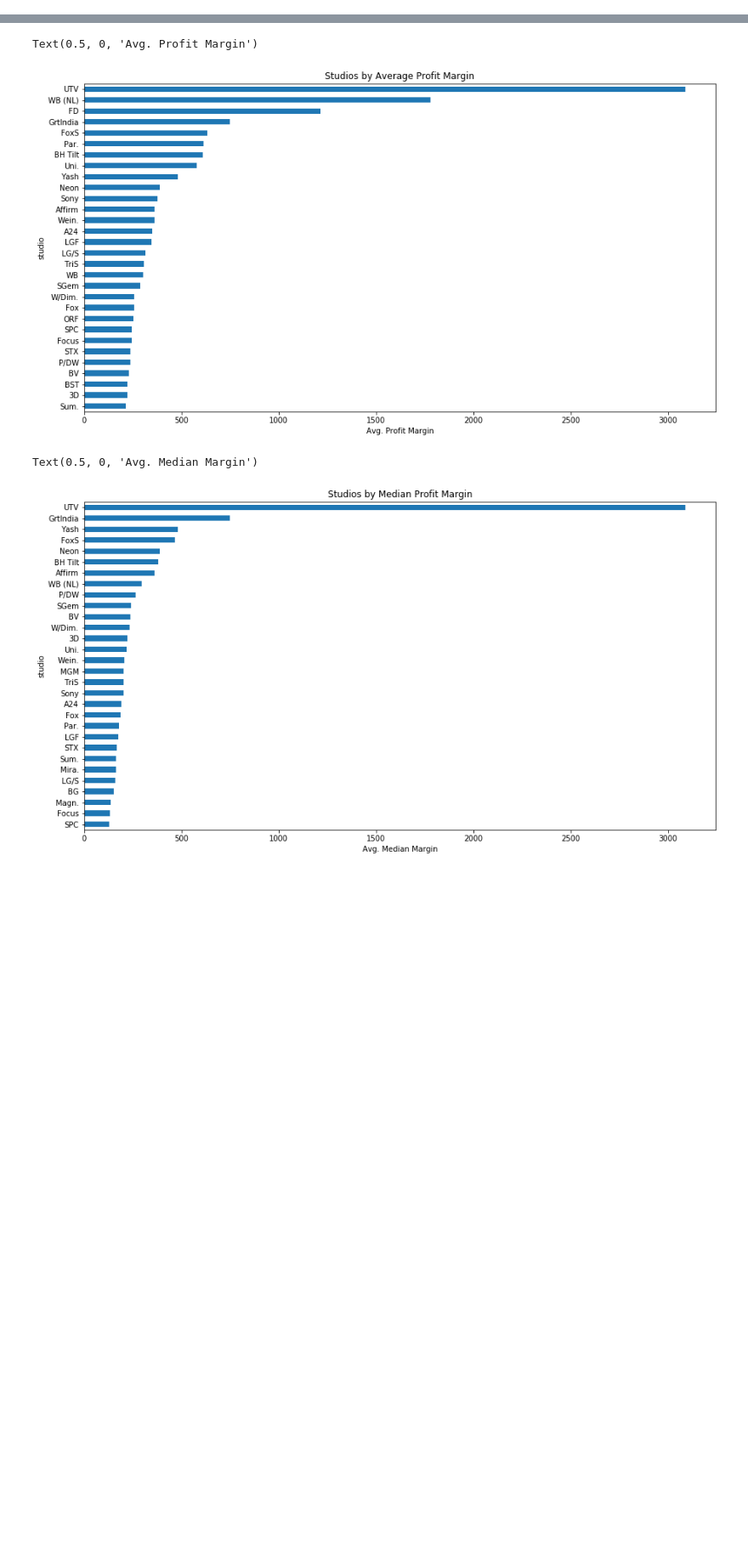
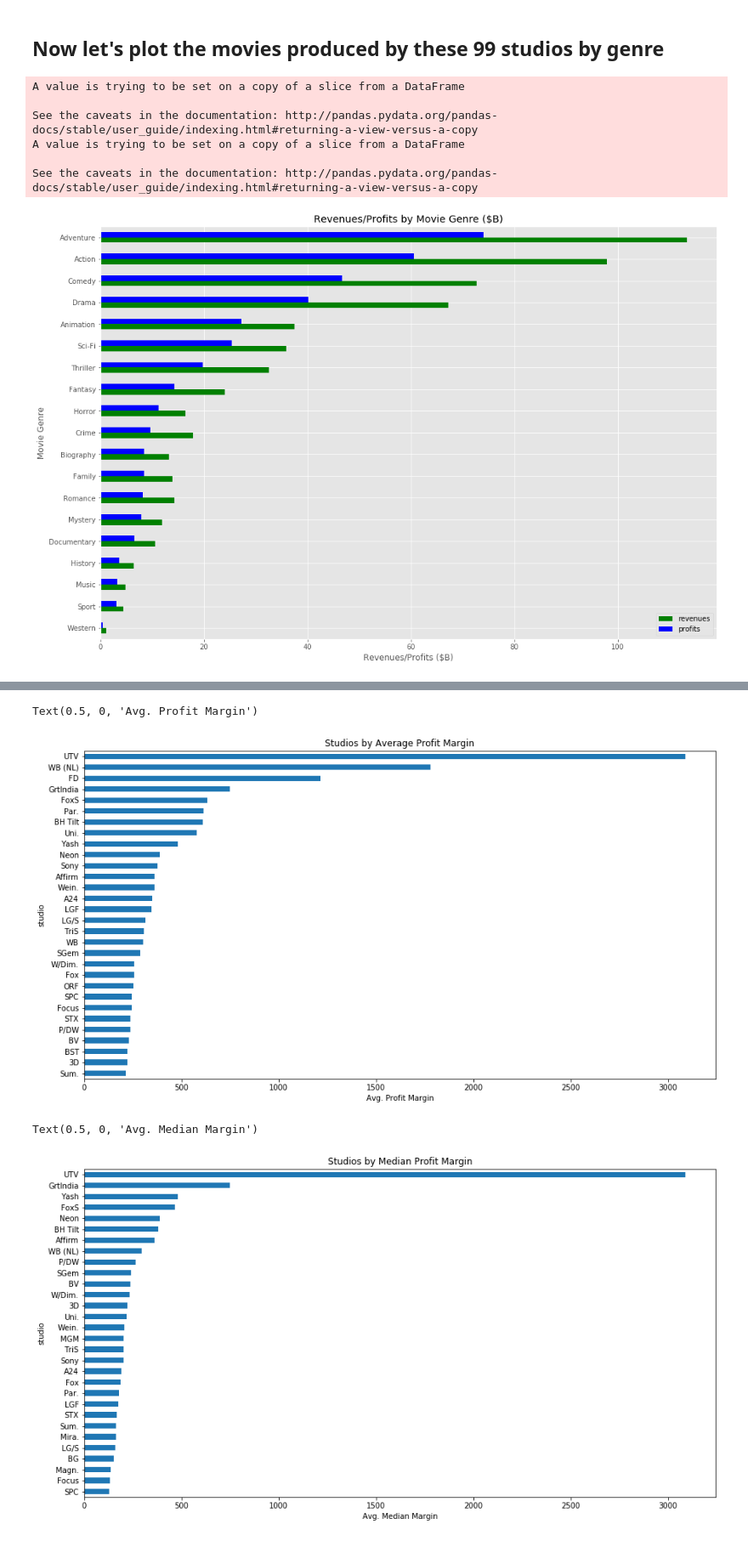
Before and after one commit to johnnyboi1016/dsc-mod-1-project-v2-1-online-ds-ft-120919, a Jupyter notebook: student.ipynb, the cells around one changed output, grey strips where cells are left out. Shown at 85% size. Saved outputs shown, nothing was run; the diff lists cells and outputs as text; code cells hidden in the pictures; blank space fills up the shorter version.

```diff
--- a/student.ipynb
+++ b/student.ipynb
@@ -264,0 +310,7 @@ TypeError: arg must be a list, tuple, 1-d array, or Series
+# %%
+#Examine genres first; remove rows with null 'genre' values, drop duplicates
+dfg = titles2.set_index('tconst')
+display(dfg.shape, f'Null values: {dfg.genres.isna().sum()}')
+dfg.dropna(axis=0, subset=['genres'], inplace=True)
+dfg.drop_duplicates(inplace=True)
+display(dfg.shape, f'Null values: {dfg.genres.isna().sum()}', f'Duplicates: {dfg.duplicated().sum()}', dfg.head(3))
@@ -264,0 +328,5 @@ TypeError: arg must be a list, tuple, 1-d array, or Series
+# %%
+#Add genres column to our table of top 99 studio movies
+df1 = dfs.join(dfg.set_index('original_title').genres, how='inner')
+display(df1.shape, df1.head(3))
+print(f'Null values: \n{df1.isna().sum()}')
@@ -264,0 +348,8 @@ TypeError: arg must be a list, tuple, 1-d array, or Series
+# %%
+#Clean up null values
+display(df1.isna().sum())
+df1 = df1.fillna(0)
+df1.production_budget = df1.production_budget.astype(str).replace(',','') #why didn't the .str as below work here??
+df1.production_budget = df1.production_budget.str.replace('$','')
+df1.production_budget = df1.production_budget.astype('float64')
+print(df1.isna().sum())
@@ -264,0 +373,39 @@ TypeError: arg must be a list, tuple, 1-d array, or Series
+# %% [markdown]
+## Now let's plot the movies produced by these 99 studios by genre
+# %%
+#Retrieve list of each genre
+names = list(df1.genres.unique())
+x = 0
+while x < len(names):
+    if ',' in names[x]: names.pop(x) #drop every multi genre entry
+    else: x+=1
+
+#found it easier to first convert to dict then df
+#Add up quantities of movies for each genre
+df2 = {names[x]: len(df1.loc[df1.genres.str.contains(names[x])]) for x in range(len(names))}
+df2 = pd.DataFrame.from_dict(df2, orient='index', columns=['# of movies'])
+
+#Add up total revenues and profits for each genre
+df2['revenues'] = 0.0
+df2['profits'] = 0.0
+for x in names:
+    df2.revenues[x] = sum(df1.loc[df1.genres.str.contains(x)].total_gross)
+    df2.profits[x] = sum(df1.loc[df1.genres.str.contains(x)].profit)
+df2.revenues = df2.revenues/1000000000
+df2.profits = df2.profits/1000000000
+df2.sort_values(by='profits', inplace=True)
+
+#Plot
+df2.drop(labels='# of movies', axis=1).plot(kind='barh', color = ['green','blue'], figsize=(16,11),
+                                            title='Revenues/Profits by Movie Genre ($B)')
+plt.xlabel('Revenues/Profits ($B)')
+plt.ylabel('Movie Genre')
+plt.show()
+# %% [output]
+A value is trying to be set on a copy of a slice from a DataFrame
+
+See the caveats in the documentation: http://pandas.pydata.org/pandas-docs/stable/user_guide/indexing.html#returning-a-view-versus-a-copy
+A value is trying to be set on a copy of a slice from a DataFrame
+
+See the caveats in the documentation: http://pandas.pydata.org/pandas-docs/stable/user_guide/indexing.html#returning-a-view-versus-a-copy
+[figure, added]
```
Also changed, not shown: parts of 60 cells of this notebook, 2 other files.
